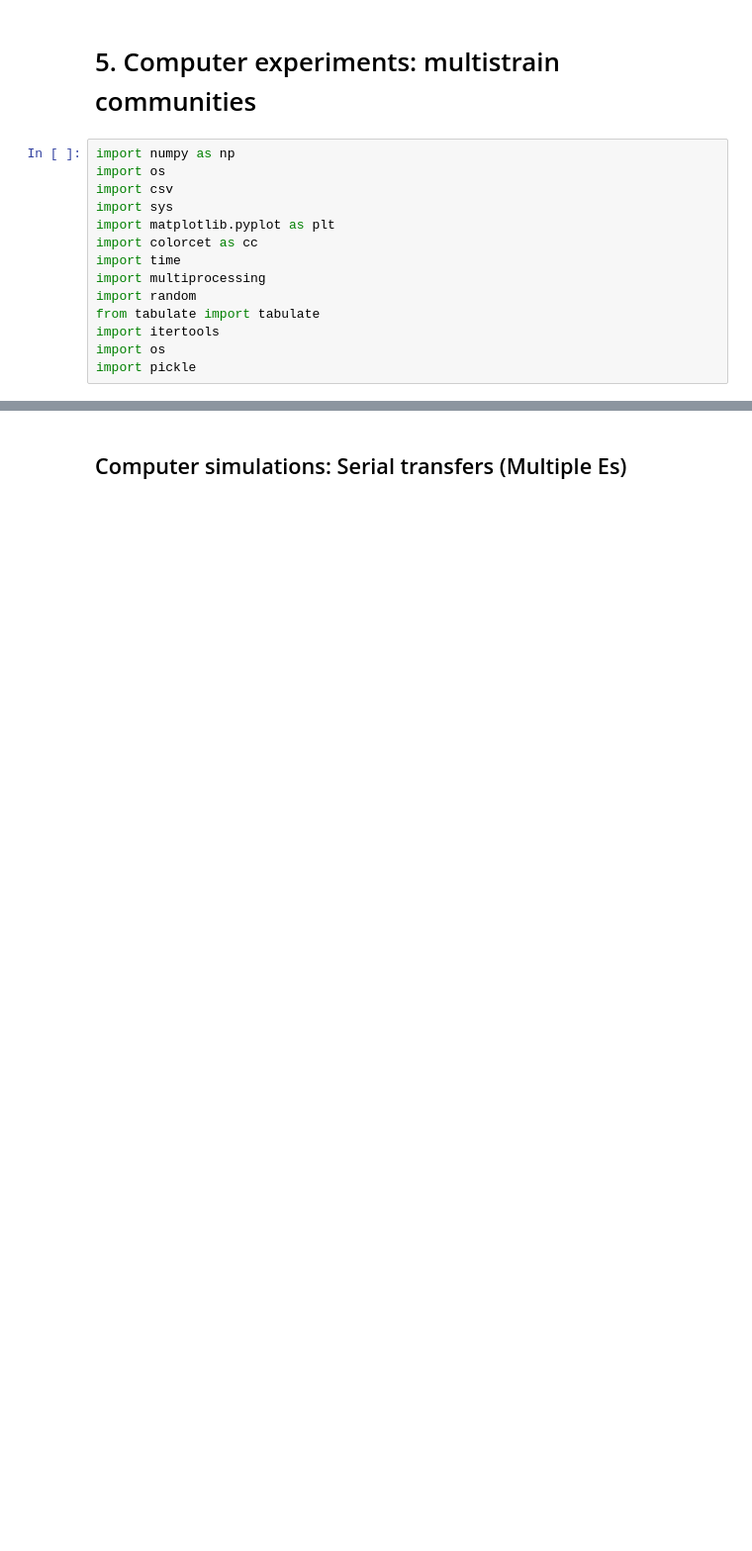
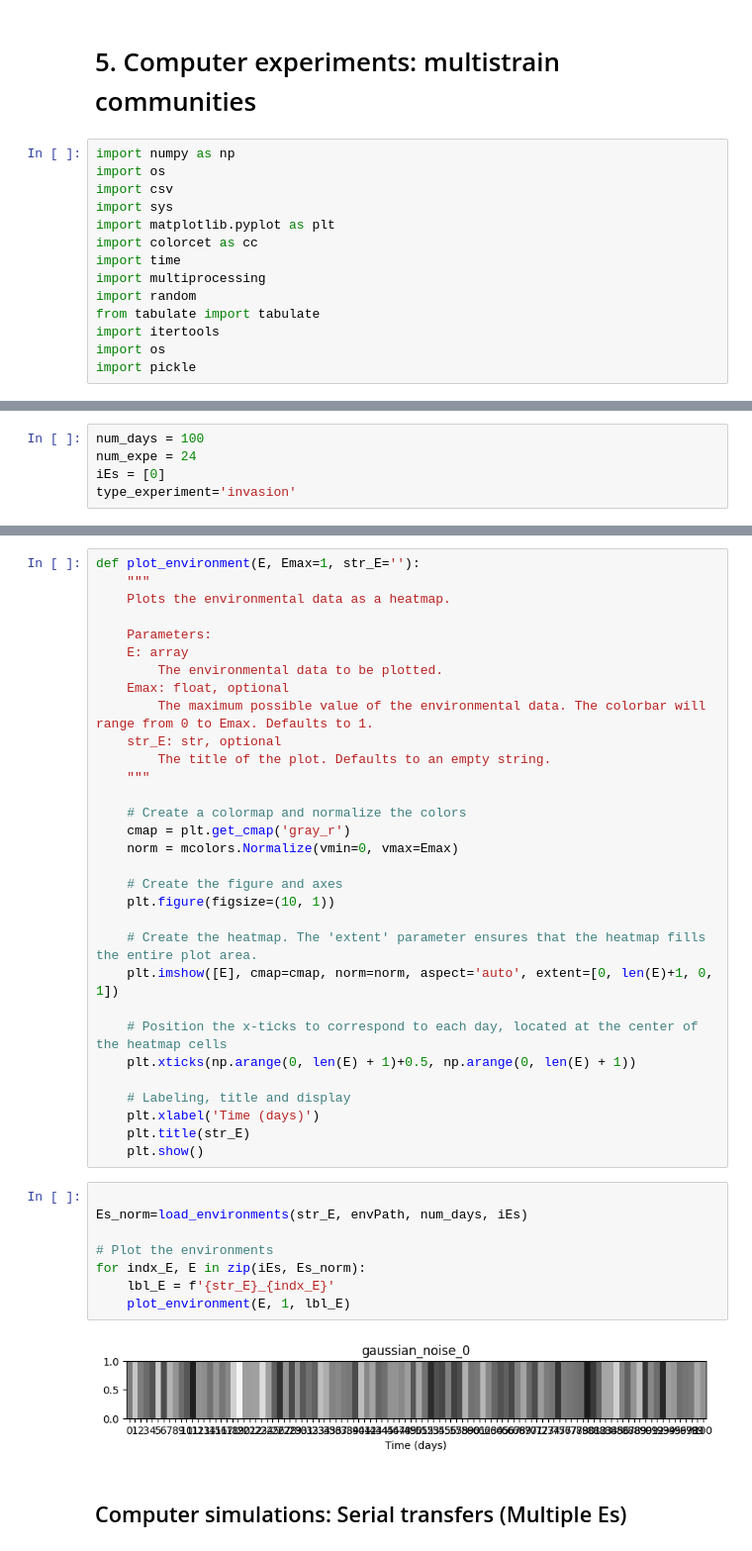
Before and after one commit to ccg-esb/EvK, a Jupyter notebook: py_pOXA48_SI5_communities.ipynb, the cells around one changed output, grey strips where cells are left out. Shown at 99% size. Cells and saved outputs as stored; diff of their text form; blank space fills up the shorter version.

Commit message:
Computer experiments: multistrain communities

```diff
--- a/py_pOXA48_SI5_communities.ipynb
+++ b/py_pOXA48_SI5_communities.ipynb
@@ -92,0 +62,5 @@ model_params = import_model_params("%smodel_params.csv"%(dataPath), expe_params)
+# %%
+num_days = 100
+num_expe = 24
+iEs = [0]
+type_experiment='invasion'
@@ -93,2 +144,43 @@ model_params = import_model_params("%smodel_params.csv"%(dataPath), expe_params)
+# %%
+def plot_environment(E, Emax=1, str_E=''):
+    """
+    Plots the environmental data as a heatmap.
+
+    Parameters:
+    E: array
+        The environmental data to be plotted.
+    Emax: float, optional
+        The maximum possible value of the environmental data. The colorbar will range from 0 to Emax. Defaults to 1.
+    str_E: str, optional
+        The title of the plot. Defaults to an empty string.
+    """
+
+    # Create a colormap and normalize the colors
+    cmap = plt.get_cmap('gray_r')
+    norm = mcolors.Normalize(vmin=0, vmax=Emax)
+
+    # Create the figure and axes
+    plt.figure(figsize=(10, 1))
+
+    # Create the heatmap. The 'extent' parameter ensures that the heatmap fills the entire plot area.
+    plt.imshow([E], cmap=cmap, norm=norm, aspect='auto', extent=[0, len(E)+1, 0, 1])
+
+    # Position the x-ticks to correspond to each day, located at the center of the heatmap cells
+    plt.xticks(np.arange(0, len(E) + 1)+0.5, np.arange(0, len(E) + 1))
+
+    # Labeling, title and display
+    plt.xlabel('Time (days)')
+    plt.title(str_E)
+    plt.show()
+# %%
+
+Es_norm=load_environments(str_E, envPath, num_days, iEs)
+
+# Plot the environments
+for indx_E, E in zip(iEs, Es_norm):
+    lbl_E = f'{str_E}_{indx_E}'
+    plot_environment(E, 1, lbl_E)
+# %% [output]
+[figure, added]
 # %% [markdown]
 ## Computer simulations: Serial transfers (Multiple Es)
```
Also changed, not shown: parts of 36 cells of this notebook.
